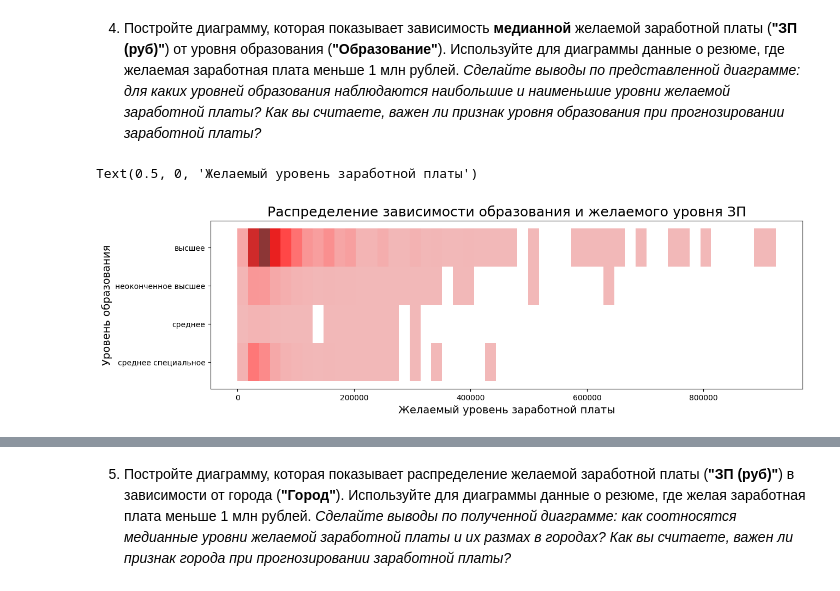
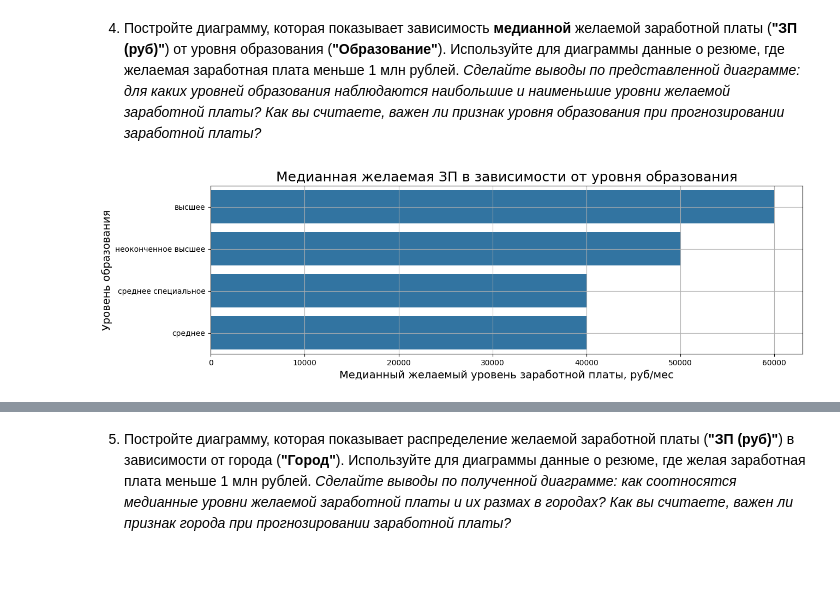
Before and after one commit to Nitys70/LESSONS_FILES, a Jupyter notebook: PY-Project-HH/Project-1._Ноутбук-шаблон.ipynb, the cells around one changed output, grey strips where cells are left out. Cells and saved outputs as stored; diff of their text form; code cells hidden in the pictures.

```diff
--- a/PY-Project-HH/Project-1._Ноутбук-шаблон.ipynb
+++ b/PY-Project-HH/Project-1._Ноутбук-шаблон.ipynb
@@ -398,11 +448,8 @@ hh_cv = hh_cv.drop(['График'], axis=1)
 3. Присоединить к таблице с резюме таблицу с курсами по столбцам с датой и названием валюты (подумайте, какой тип объединения надо выбрать, чтобы в таблице с резюме сохранились данные о заработной плате, изначально представленной в рублях). Значение close для рубля заполнить единицей 1 (курс рубля самого к себе)
 4. Умножить сумму желаемой заработной платы на присоединенный курс валюты (close) и разделить на пропорцию (обратите внимание на пропуски после объединения в этих столбцах), результат занести в новый столбец "ЗП (руб)".
 # %%
-#ваш код здесь
+
 from datetime import datetime, date
-
-# pd.set_option('display.max_columns', None)
-
 
 
 # Импортируем DF с курсами валют, и приведем тип данных с датами к datetime YYYY-MM-DD
@@ -454,7 +501,9 @@ hh_cv['ЗП и дата'] = hh_cv['ЗП_2'].apply(
                 )
 
 
-exchange_data['Курс и дата'] = exchange_data['currency'].apply(lambda x: x) + ' ' + exchange_data['date'].apply(lambda x: str(x) )
+exchange_data['Курс и дата'] = \
+    exchange_data['currency'].apply(lambda x: x) +  ' '  \
+       + exchange_data['date'].apply(lambda x: str(x))
 
 
 # Объединяем DF
@@ -466,7 +515,7 @@ hh_cv_curr = hh_cv.join(
     )
 
 
-# Для всех рублевых значений мы получили NaN, произведем их заполнение значение (1)
+# Для всех рублевых значений мы получили NaN, произведем их заполнение значением (1)
 
 hh_cv_curr['close'] = hh_cv_curr['close'].fillna(1)
 hh_cv_curr['proportion'] = hh_cv_curr['proportion'].fillna(1)
@@ -475,8 +524,12 @@ hh_cv_curr['proportion'] = hh_cv_curr['proportion'].fillna(1)
 # Создадим вспомогательный признак 'ЗП_3' с числовым выражением желаемой ЗП,
 # Создадим итоговый признак 'ЗП (руб)', который заполним значениями исходя из курса
 
-hh_cv_curr['ЗП_3'] = hh_cv_curr['ЗП_2'].apply(lambda x: int(x.split(' ')[0]))
-hh_cv_curr['ЗП (руб)'] = hh_cv_curr['ЗП_3'] * hh_cv_curr['close'] / hh_cv_curr['proportion']
+hh_cv_curr['ЗП_3'] = hh_cv_curr['ЗП_2'].apply(
+    lambda x: int(x.split(' ')[0])
+    )
+
+hh_cv_curr['ЗП (руб)'] = \
+    hh_cv_curr['ЗП_3'] * hh_cv_curr['close'] / hh_cv_curr['proportion']
 
 
 # Создадим список признаков на удаление и удалим их из DF циклом
@@ -726,22 +811,43 @@ boxplot_sallary_500.grid()
 4. Постройте диаграмму, которая показывает зависимость **медианной** желаемой заработной платы (**"ЗП (руб)"**) от уровня образования (**"Образование"**). Используйте для диаграммы данные о резюме, где желаемая заработная плата меньше 1 млн рублей.
 *Сделайте выводы по представленной диаграмме: для каких уровней образования наблюдаются наибольшие и наименьшие уровни желаемой заработной платы? Как вы считаете, важен ли признак уровня образования при прогнозировании заработной платы?*
 # %%
-# ваш код здесь
+# Изучаем зависимость медианной ЗП от образования соискателей.
+# Для построения используем библиотеку seaborn,
+# Строим стообчатую диаграмму
+# Задаем необходимые параметры визуализации
+# для упрощения чтения графика /
+
 
 fig, axes = plt.subplots(figsize=(14, 4))
 
-education_sallary = sns.histplot(
+# Вместо создания нового DF с группировкой по образованию для
+# вычисления медианного значения ЗП, воспользуемся встроенным
+# в seaborn параметром estimator и через него зададим интересующий нас агрегирующий метод
+
+education_sallary = sns.barplot(
     data=hh_cv_final[hh_cv_final['ЗП (руб)'] < 1000000],
-    x='ЗП (руб)',
+    x = 'ЗП (руб)',
+    estimator = 'median',
     y='Образование',
-    bins=50,
-    color='red',
-)
+    errorbar=None,
+    order = ['высшее', 'неоконченное высшее', 'среднее специальное', 'среднее']
+    )
 
-education_sallary.set_title('Распределение зависимости образования и желаемого уровня ЗП', fontsize = 18)
-education_sallary.set_ylabel('Уровень образования', fontsize = 14)
-education_sallary.set_xlabel('Желаемый уровень заработной платы', fontsize = 14)
+
+education_sallary.set_title(
+    'Медианная желаемая ЗП в зависимости от уровня образования',
+    fontsize = 18
+    )
+education_sallary.set_ylabel(
+    'Уровень образования',
+    fontsize = 14
+    )
+education_sallary.set_xlabel(
+    'Медианный желаемый уровень заработной платы, руб/мес',
+    fontsize = 14
+    )
+
+education_sallary.grid()
 # %% [output]
-Text(0.5, 0, 'Желаемый уровень заработной платы')
-[figure, old version]
+[figure, new version]
 # %% [markdown]
```
Also changed, not shown: parts of 39 cells of this notebook, 3 other files.
